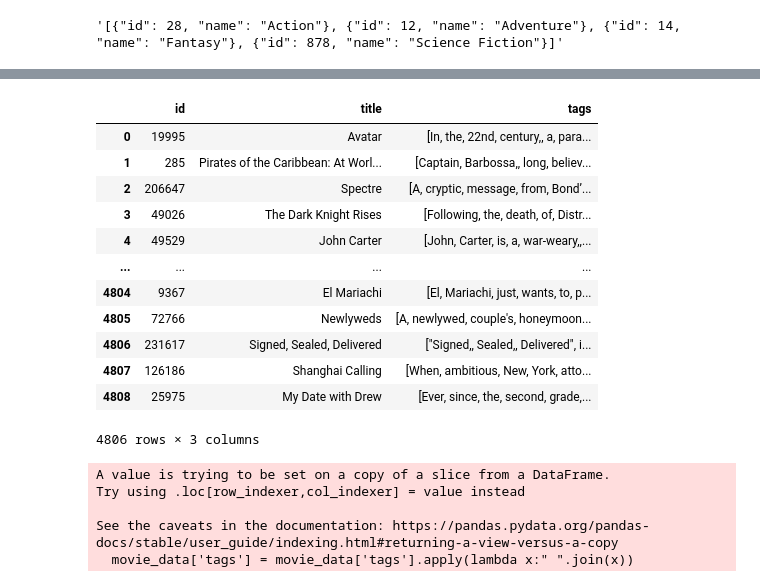
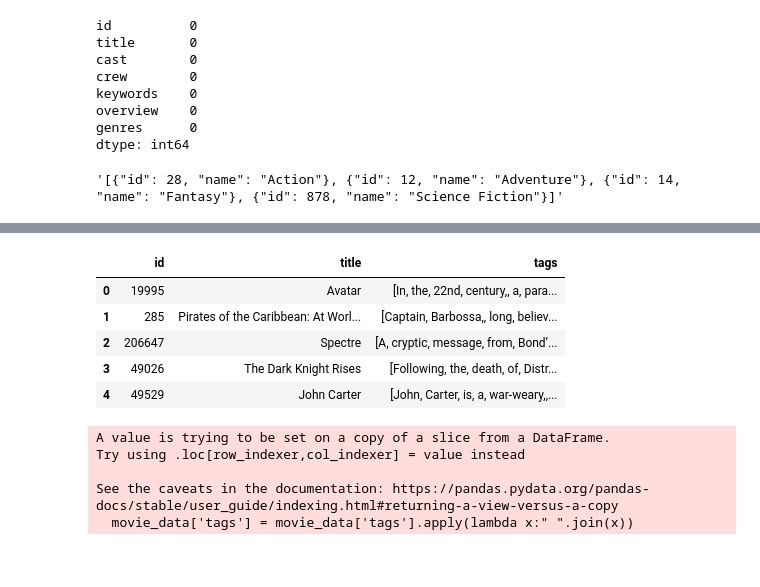
Before and after one commit to krishnac2/movie-software, a Jupyter notebook: Similar Movie Software.ipynb, the cells around one changed output, grey strips where cells are left out. Saved outputs shown, nothing was run; the diff lists cells and outputs as text; code cells hidden in the pictures; blank space fills up the shorter version.

```diff
--- a/Similar Movie Software.ipynb
+++ b/Similar Movie Software.ipynb
@@ -30,6 +38,17 @@ genres      0
 dtype: int64
 # %%
 movies.dropna(inplace=True)
+# %%
+movies.isnull().sum()
+# %% [output]
+id          0
+title       0
+cast        0
+crew        0
+keywords    0
+overview    0
+genres      0
+dtype: int64
 # %%
 movies.iloc[0].genres
 # %% [output]
@@ -57,7 +76,7 @@ movies.head()
 | 3 | 49026 | The Dark Knight Rises | [{"cast_id": 2, "character": "Bru... | [{"credit_id": "52fe4781c3a36847f... | [dc comics, crime fighter, terror... | Following the death of District A... | [Action, Crime, Drama, Thriller] |
 | 4 | 49529 | John Carter | [{"cast_id": 5, "character": "Joh... | [{"credit_id": "52fe479ac3a36847f... | [based on novel, mars, medallion,... | John Carter is a war-weary, forme... | [Action, Adventure, Science Fiction] |
 # %%
-def convert3(obj):
+def prep2(obj):
     L = []
     a = 0
     for i in ast.literal_eval(obj):
@@ -68,9 +87,9 @@ def convert3(obj):
             break
     return L
 # %%
-movies['cast'] = movies['cast'].apply(convert3)
+movies['cast'] = movies['cast'].apply(prep2)
 # %%
-def director_name(obj):
+def prep3(obj):
     L = []
     for i in ast.literal_eval(obj):
         if i["job"] == "Director":
@@ -78,7 +97,7 @@ def director_name(obj):
             break
     return L
 # %%
-movies['crew'] = movies['crew'].apply(director_name)
+movies['crew'] = movies['crew'].apply(prep3)
 # %%
 # overview needs to be split into keywords as well as split() is used
 movies['overview'] = movies['overview'].apply(lambda x: x.split())
@@ -105,21 +125,14 @@ movies['tags'] = movies['overview'] + movies['keywords'] + movies['genres'] + mo
 # %%
 movie_data = movies[['id', 'title', 'tags']]
 # %%
-movie_data
+movie_data.head()
 # %% [output]
 |  | id | title | tags |
 | 0 | 19995 | Avatar | [In, the, 22nd, century,, a, para... |
 | 1 | 285 | Pirates of the Caribbean: At Worl... | [Captain, Barbossa,, long, believ... |
 | 2 | 206647 | Spectre | [A, cryptic, message, from, Bond’... |
 | 3 | 49026 | The Dark Knight Rises | [Following, the, death, of, Distr... |
 | 4 | 49529 | John Carter | [John, Carter, is, a, war-weary,,... |
-| ... | ... | ... | ... |
-| 4804 | 9367 | El Mariachi | [El, Mariachi, just, wants, to, p... |
-| 4805 | 72766 | Newlyweds | [A, newlywed, couple's, honeymoon... |
-| 4806 | 231617 | Signed, Sealed, Delivered | ["Signed,, Sealed,, Delivered", i... |
-| 4807 | 126186 | Shanghai Calling | [When, ambitious, New, York, atto... |
-| 4808 | 25975 | My Date with Drew | [Ever, since, the, second, grade,... |
-4806 rows × 3 columns
 # %%
 # list in tags should be a string
 movie_data['tags'] = movie_data['tags'].apply(lambda x:" ".join(x))
```
Also changed, not shown: parts of 16 cells of this notebook.
